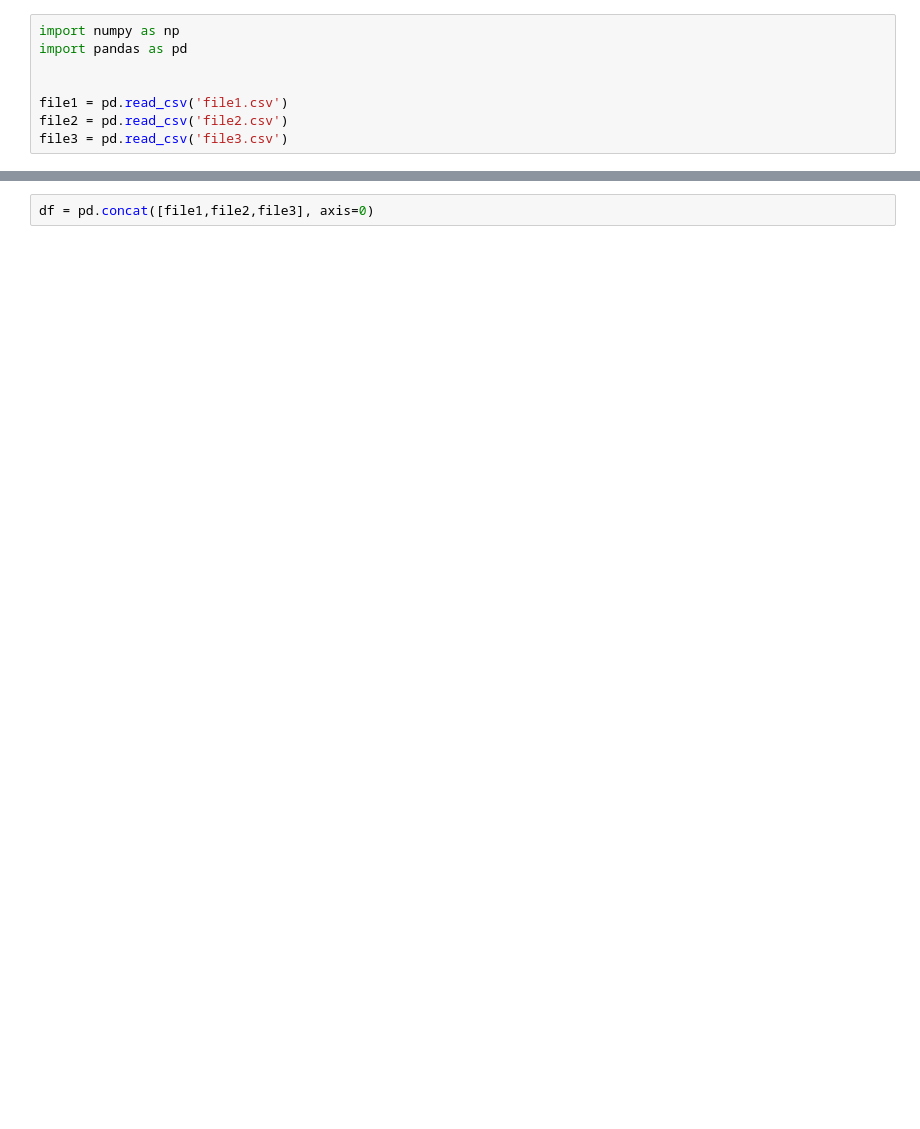
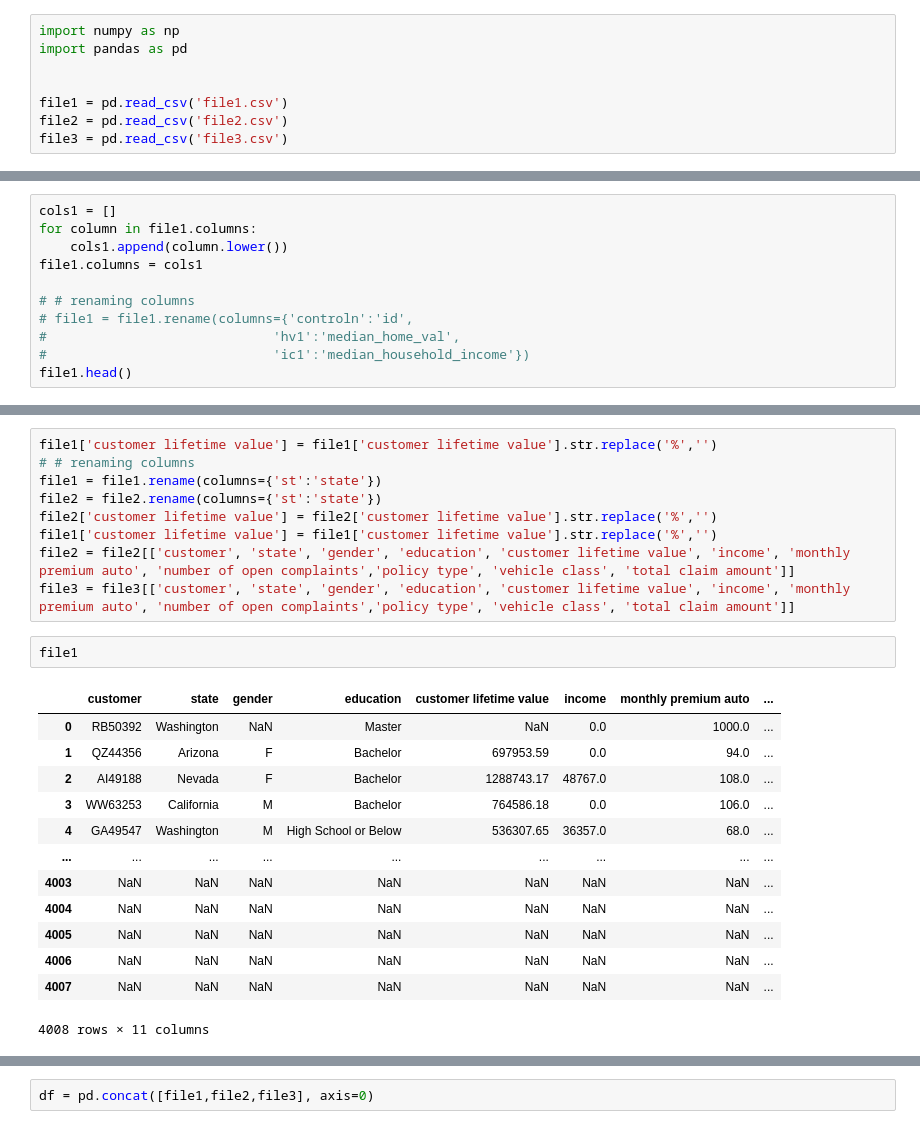
Before and after one commit to Jesus-Almansa/lab-customer-analysis-round-1, a Jupyter notebook: files_for_lab/csv_files/customer_analysis_round1.ipynb, the cells around one changed output, grey strips where cells are left out. Cells and saved outputs as stored; diff of their text form; blank space fills up the shorter version.

```diff
--- a/files_for_lab/csv_files/customer_analysis_round1.ipynb
+++ b/files_for_lab/csv_files/customer_analysis_round1.ipynb
@@ -10,0 +21,11 @@ file3 = pd.read_csv('file3.csv')
+# %%
+cols1 = []
+for column in file1.columns:
+    cols1.append(column.lower())
+file1.columns = cols1
+
+# # renaming columns
+# file1 = file1.rename(columns={'controln':'id',
+#                             'hv1':'median_home_val',
+#                             'ic1':'median_household_income'})
+file1.head()
@@ -10,0 +84,25 @@ file3 = pd.read_csv('file3.csv')
+# %%
+file1['customer lifetime value'] = file1['customer lifetime value'].str.replace('%','')
+# # renaming columns
+file1 = file1.rename(columns={'st':'state'})
+file2 = file2.rename(columns={'st':'state'})
+file2['customer lifetime value'] = file2['customer lifetime value'].str.replace('%','')
+file1['customer lifetime value'] = file1['customer lifetime value'].str.replace('%','')
+file2 = file2[['customer', 'state', 'gender', 'education', 'customer lifetime value', 'income', 'monthly premium auto', 'number of open complaints','policy type', 'vehicle class', 'total claim amount']]
+file3 = file3[['customer', 'state', 'gender', 'education', 'customer lifetime value', 'income', 'monthly premium auto', 'number of open complaints','policy type', 'vehicle class', 'total claim amount']]
+# %%
+file1
+# %% [output]
+|  | customer | state | gender | education | customer lifetime value | income | monthly premium auto | ... |
+| 0 | RB50392 | Washington | NaN | Master | NaN | 0.0 | 1000.0 | ... |
+| 1 | QZ44356 | Arizona | F | Bachelor | 697953.59 | 0.0 | 94.0 | ... |
+| 2 | AI49188 | Nevada | F | Bachelor | 1288743.17 | 48767.0 | 108.0 | ... |
+| 3 | WW63253 | California | M | Bachelor | 764586.18 | 0.0 | 106.0 | ... |
+| 4 | GA49547 | Washington | M | High School or Below | 536307.65 | 36357.0 | 68.0 | ... |
+| ... | ... | ... | ... | ... | ... | ... | ... | ... |
+| 4003 | NaN | NaN | NaN | NaN | NaN | NaN | NaN | ... |
+| 4004 | NaN | NaN | NaN | NaN | NaN | NaN | NaN | ... |
+| 4005 | NaN | NaN | NaN | NaN | NaN | NaN | NaN | ... |
+| 4006 | NaN | NaN | NaN | NaN | NaN | NaN | NaN | ... |
+| 4007 | NaN | NaN | NaN | NaN | NaN | NaN | NaN | ... |
+4008 rows × 11 columns
```
Also changed, not shown: parts of 42 cells of this notebook.
